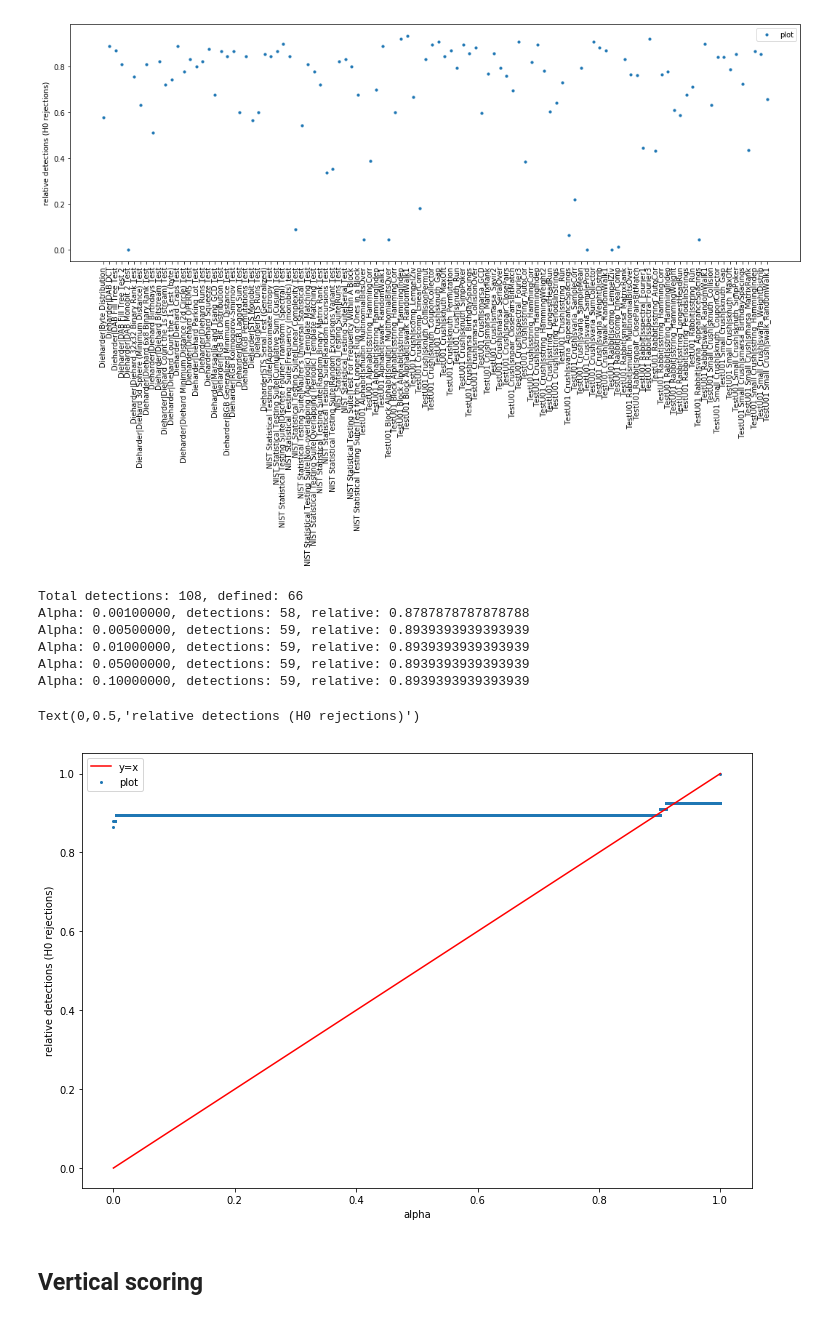
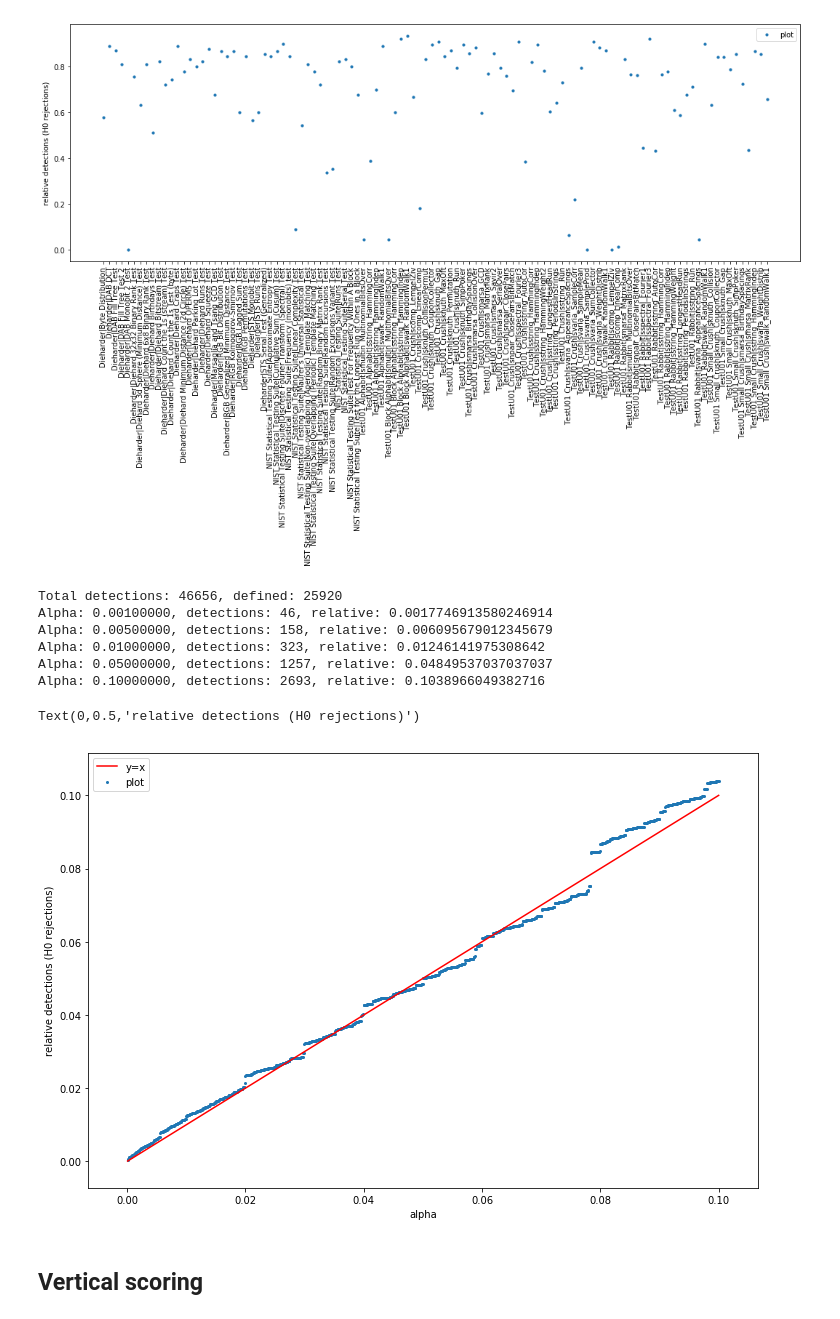
Before and after one commit to rozsa117/rtt-processor, a Jupyter notebook: proc2.ipynb, the cells around one changed output. Drawn from its saved outputs; the diff is of its cells as text; code cells hidden in the pictures.

```diff
--- a/proc2.ipynb
+++ b/proc2.ipynb
@@ -187,7 +189,7 @@ TypeError: %d format: a number is required, not str
 # %%
 # Test analysis and scoring
 exps = list(loader.experiments.values())
-exps.sort(key=lambda x: (x.exp_info.size, x.exp_info.meth, x.exp_info.seed, x.exp_info.fnc))
+exps.sort(key=lambda x: (x.exp_info.size, x.exp_info.meth, x.exp_info.seed, x.exp_info.fnc_name, x.exp_info.fnc_round))
 rev_exp = {x.name: i for i,x in enumerate(exps)}
 # %%
 # Iterate over test
@@ -202,6 +204,9 @@ for tt in loader.tests.values():
 tests_srt = [(k,tests[k]) for k in tests]
 tests_srt.sort(key=lambda x: x[0])
 # %%
+def compress_fnc(exps, fnc):
+    return [x for x in exps if fnc(x)]
+
 def median(inp, is_sorted=False):
     inp = sorted(inp) if not is_sorted else inp
     return None if not inp else (inp[len(inp)//2])
@@ -233,6 +238,9 @@ def get_med_rounds(exps):
 def get_exid(rev_exp, bitmap, name):  # name -> new index
     idx = rev_exp[name]
     return sum(bitmap[:idx])
+
+def get_ex_newidx(bitmap, idx):
+    return sum(bitmap[:idx]) if bitmap[idx] else None
 
 def get_ex_byidx(bitmap, idx):  # new index -> old index
     oidx = 0
@@ -309,7 +322,7 @@ Text(0,0.5,'relative detections (H0 rejections)')
 step =0.0001
 alpha=0.0001 - step
 
-selection = tf_lowr8_aes_hw
+selection = tf_10mib_rand
 
 ctests = project_tests(tests_srt, selection)
 total_det = sum(selection) * len(tests_srt)
@@ -326,43 +339,44 @@ for tname, tvals in ctests:
         else:
             total_def_det += 1
 
 print('Total detections: %s, defined: %s' % (total_det, total_def_det))
 
 
 x_data = []
 y_data = []
-while alpha <= 1.0:
+while alpha <= 0.1:
     alpha += step
 
-    tests_detections = [(x[0], sum(1 for y in x[1] if y is not None and y <= alpha)) for x in ctests]
+    tests_detections = [(x[0], sum(1 for y in x[1] if y is not None and y < alpha)) for x in ctests]
     detections = sum([x[1] for x in tests_detections])
 
-    if min([abs(alpha - x) for x in [0.005, 0.001, 0.01, 0.05, 0.1]]) <= 0.000001:
+    if min([abs(alpha - x) for x in [0.005, 0.001, 0.01, 0.05, 0.1, 0.5, 1.]]) <= 0.000001:
         print('Alpha: %0.8f, detections: %s, relative: %s' % (alpha, detections, float(detections)/total_def_det))
 
     x_data.append(alpha)
     #y_data.append(float(detections))
     #y_data.append(alpha / (float(detections)/total_def_det))
     #y_data.append((float(detections)/total_def_det) / alpha)
     y_data.append((float(detections)/total_def_det))
 
 fig, ax = pyplot.subplots(figsize=(6*2, 4*2))
 plt.scatter(x_data,
             y_data,
             label='plot', s=4)
 plt.plot(x_data, x_data, label='y=x', color='red')
 plt.legend(loc='best')  # plt.tick_params(labelsize=14)
 ax.set_xlabel("alpha")
 ax.set_ylabel("relative detections (H0 rejections)")
+# TODO: compute KS
 # %% [output]
-Total detections: 108, defined: 66
-Alpha: 0.00100000, detections: 58, relative: 0.8787878787878788
-Alpha: 0.00500000, detections: 59, relative: 0.8939393939393939
-Alpha: 0.01000000, detections: 59, relative: 0.8939393939393939
-Alpha: 0.05000000, detections: 59, relative: 0.8939393939393939
-Alpha: 0.10000000, detections: 59, relative: 0.8939393939393939
+Total detections: 46656, defined: 25920
+Alpha: 0.00100000, detections: 46, relative: 0.0017746913580246914
+Alpha: 0.00500000, detections: 158, relative: 0.006095679012345679
+Alpha: 0.01000000, detections: 323, relative: 0.01246141975308642
+Alpha: 0.05000000, detections: 1257, relative: 0.04849537037037037
+Alpha: 0.10000000, detections: 2693, relative: 0.1038966049382716
 Text(0,0.5,'relative detections (H0 rejections)')
-[figure, old version]
+[figure, new version]
 # %% [markdown]
 ## Vertical scoring
 # %%
```
Also changed, not shown: parts of 6 cells of this notebook, 1 other file.
